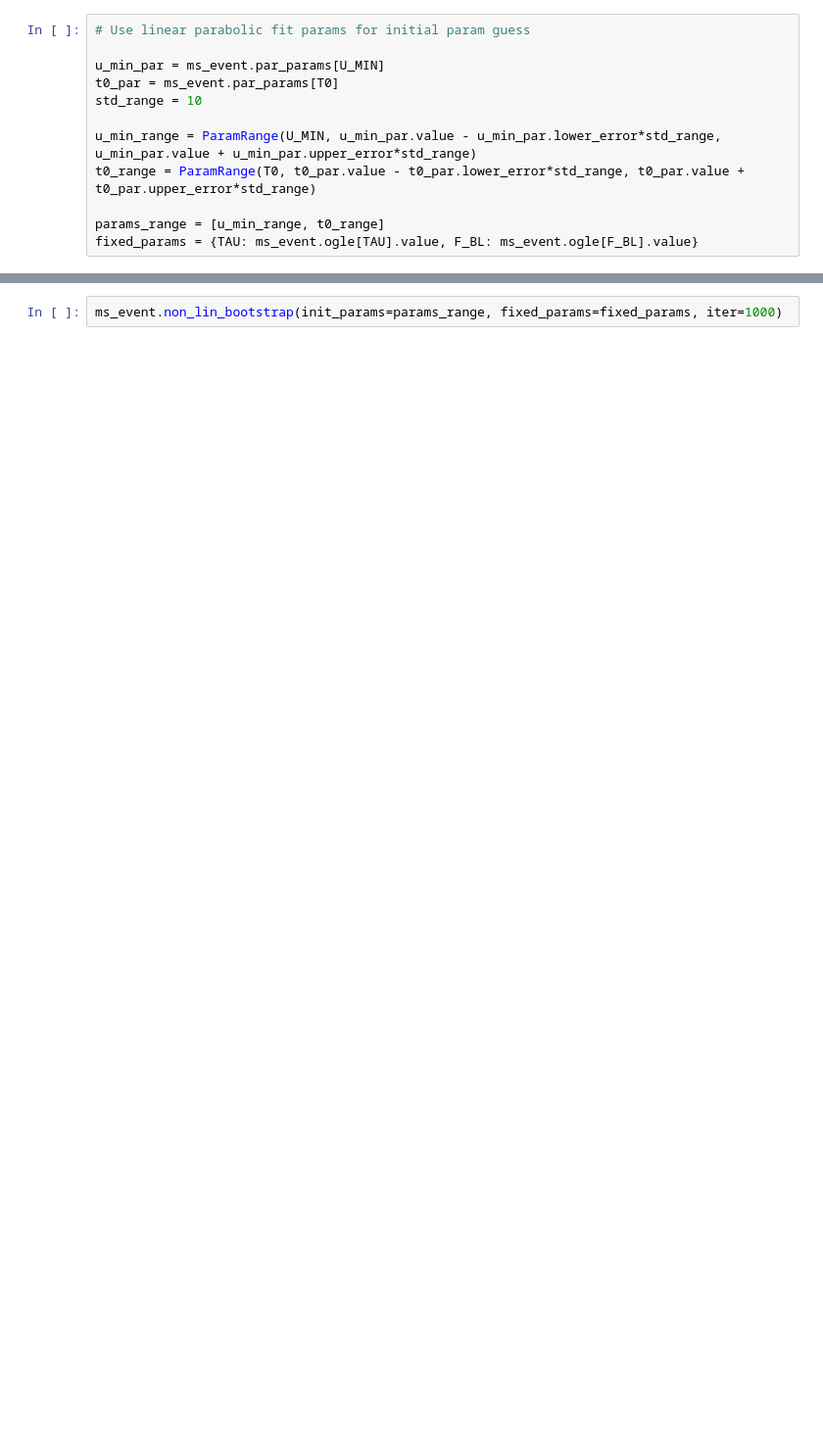
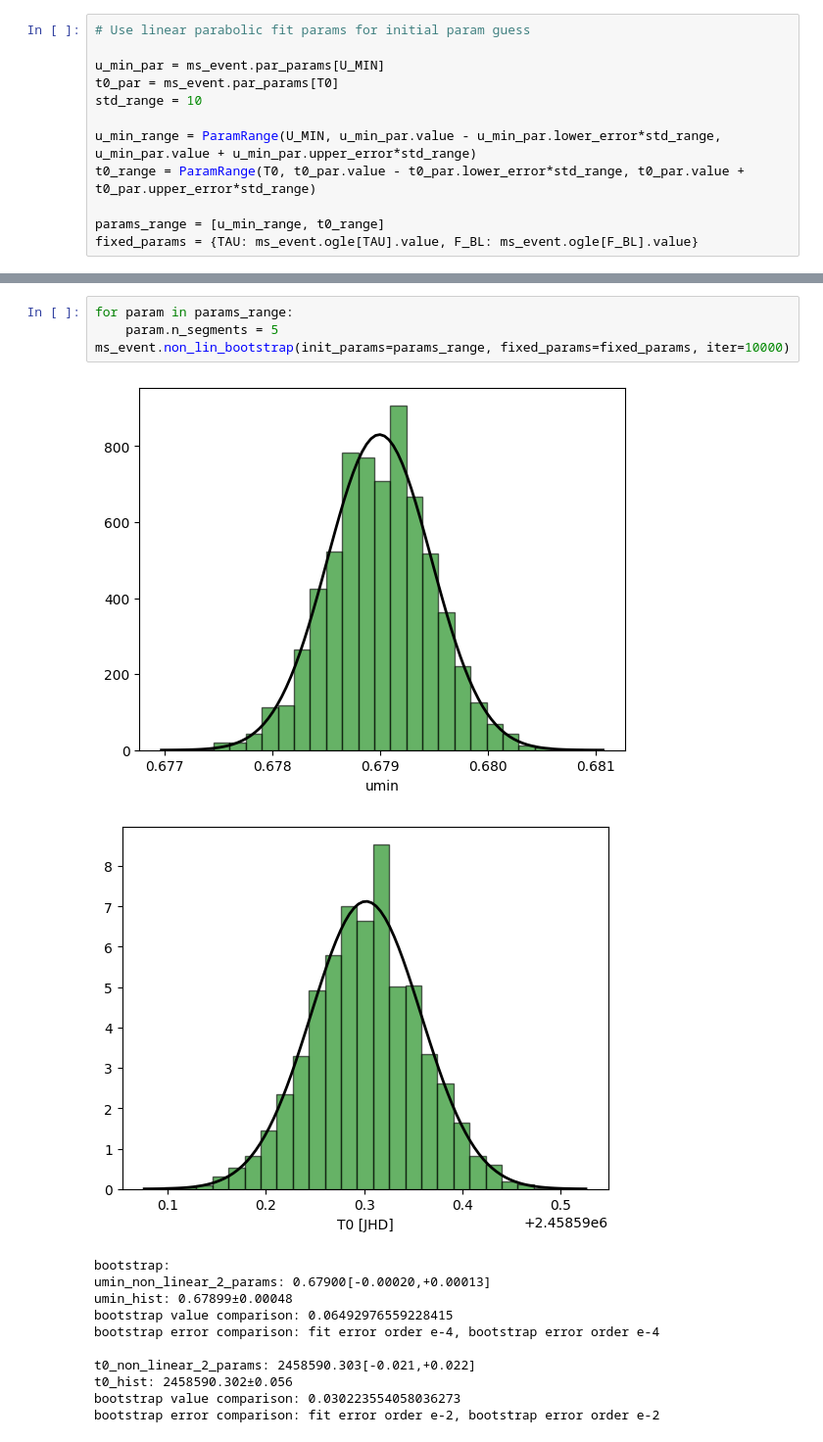
Before and after one commit to ofekzohar1/microlensing, a Jupyter notebook: 2d_non_linear_fit.ipynb, the cells around one changed output, grey strips where cells are left out. Shown at 98% size. Saved outputs shown, nothing was run; the diff lists cells and outputs as text; blank space fills up the shorter version.

```diff
--- a/2d_non_linear_fit.ipynb
+++ b/2d_non_linear_fit.ipynb
@@ -31,2 +78,17 @@ ms_event.non_linear_contours([T0, U_MIN])
 # %%
-ms_event.non_lin_bootstrap(init_params=params_range, fixed_params=fixed_params, iter=1000)
+for param in params_range:
+    param.n_segments = 5
+ms_event.non_lin_bootstrap(init_params=params_range, fixed_params=fixed_params, iter=10000)
+# %% [output]
+[figure, added]
+[figure, added]
+bootstrap:
+umin_non_linear_2_params: 0.67900[-0.00020,+0.00013]
+umin_hist: 0.67899±0.00048
+bootstrap value comparison: 0.06492976559228415
+bootstrap error comparison: fit error order e-4, bootstrap error order e-4
+
+t0_non_linear_2_params: 2458590.303[-0.021,+0.022]
+t0_hist: 2458590.302±0.056
+bootstrap value comparison: 0.030223554058036273
+bootstrap error comparison: fit error order e-2, bootstrap error order e-2
```
Also changed, not shown: parts of 3 cells of this notebook, 6 other files.
